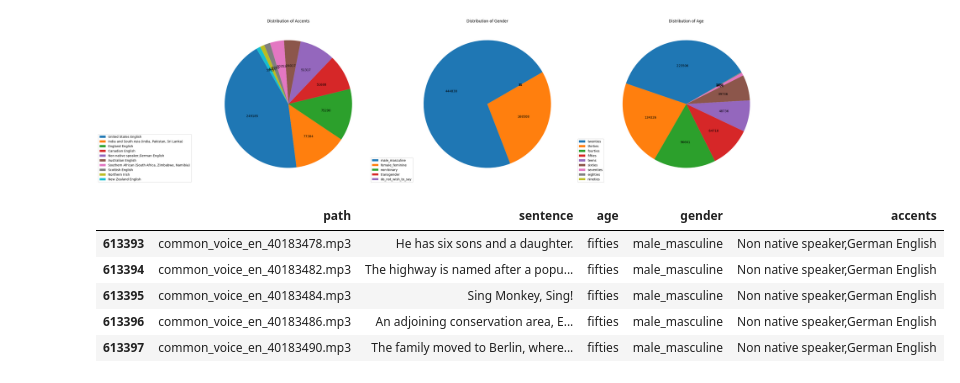
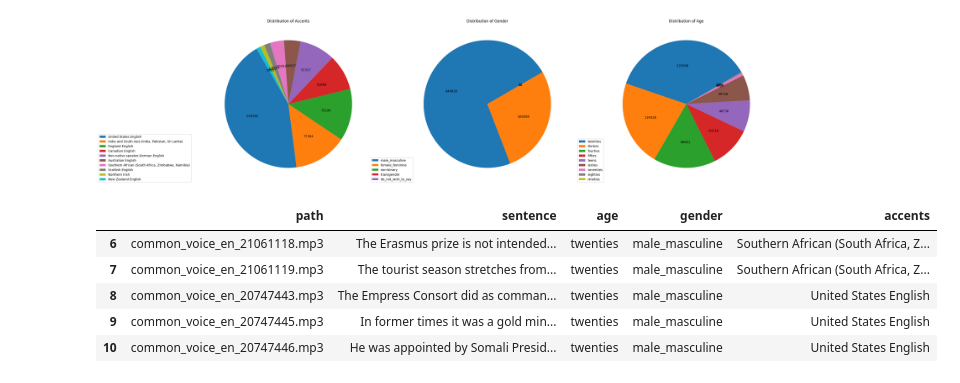
Before and after one commit to jamestq/eslai, a Jupyter notebook: notebooks/audio_preprocessing.ipynb, the cells around one changed output. Drawn from its saved outputs; the diff is of its cells as text; code cells hidden in the pictures.

```diff
--- a/notebooks/audio_processing.ipynb
+++ b/notebooks/audio_preprocessing.ipynb
@@ -75,20 +75,20 @@ plt.show()
 # %%
 # insert a new row into df_filtered
 new_row = pd.DataFrame({
   "path": ["sample.wav"],
   "sentence": ["Please call Stella, ask her to bring these things to the store"],
   "age": ["twenties"],
   "gender": ["male_masculine"],
   "accents": ["England English"]
 })
-df_filtered = pd.concat([new_row, df_filtered], ignore_index=True)
+df_filtered = pd.concat([new_row, df_filtered.head(10)], ignore_index=True)
 df_filtered.tail()
 # %% [output]
 |  | path | sentence | age | gender | accents |
-| 613393 | common_voice_en_40183478.mp3 | He has six sons and a daughter. | fifties | male_masculine | Non native speaker,German English |
-| 613394 | common_voice_en_40183482.mp3 | The highway is named after a popu... | fifties | male_masculine | Non native speaker,German English |
-| 613395 | common_voice_en_40183484.mp3 | Sing Monkey, Sing! | fifties | male_masculine | Non native speaker,German English |
-| 613396 | common_voice_en_40183486.mp3 | An adjoining conservation area, E... | fifties | male_masculine | Non native speaker,German English |
-| 613397 | common_voice_en_40183490.mp3 | The family moved to Berlin, where... | fifties | male_masculine | Non native speaker,German English |
+| 6 | common_voice_en_21061118.mp3 | The Erasmus prize is not intended... | twenties | male_masculine | Southern African (South Africa, Z... |
+| 7 | common_voice_en_21061119.mp3 | The tourist season stretches from... | twenties | male_masculine | Southern African (South Africa, Z... |
+| 8 | common_voice_en_20747443.mp3 | The Empress Consort did as comman... | twenties | male_masculine | United States English |
+| 9 | common_voice_en_20747445.mp3 | In former times it was a gold min... | twenties | male_masculine | United States English |
+| 10 | common_voice_en_20747446.mp3 | He was appointed by Somali Presid... | twenties | male_masculine | United States English |
 # %%
 df_filtered.to_csv("../dataset/train_clean.csv", index=False)
```
Also changed, not shown: 3 other files.
